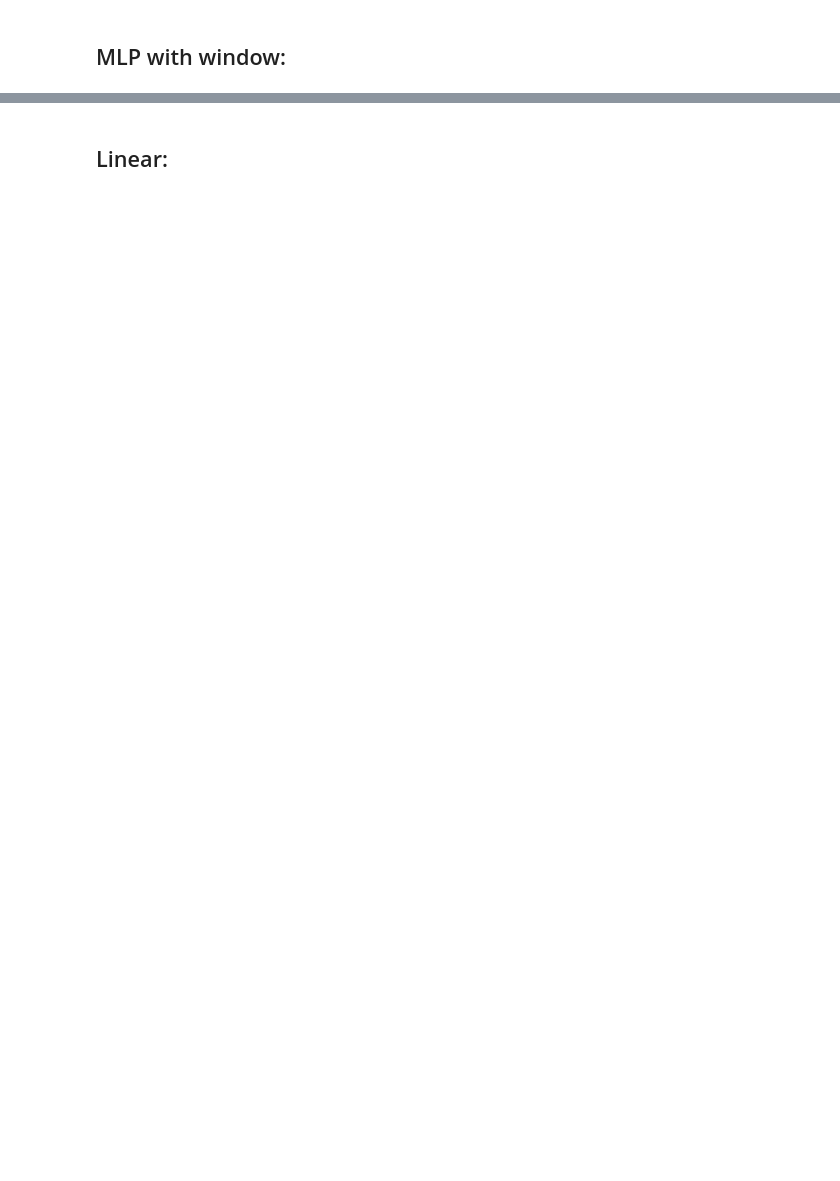
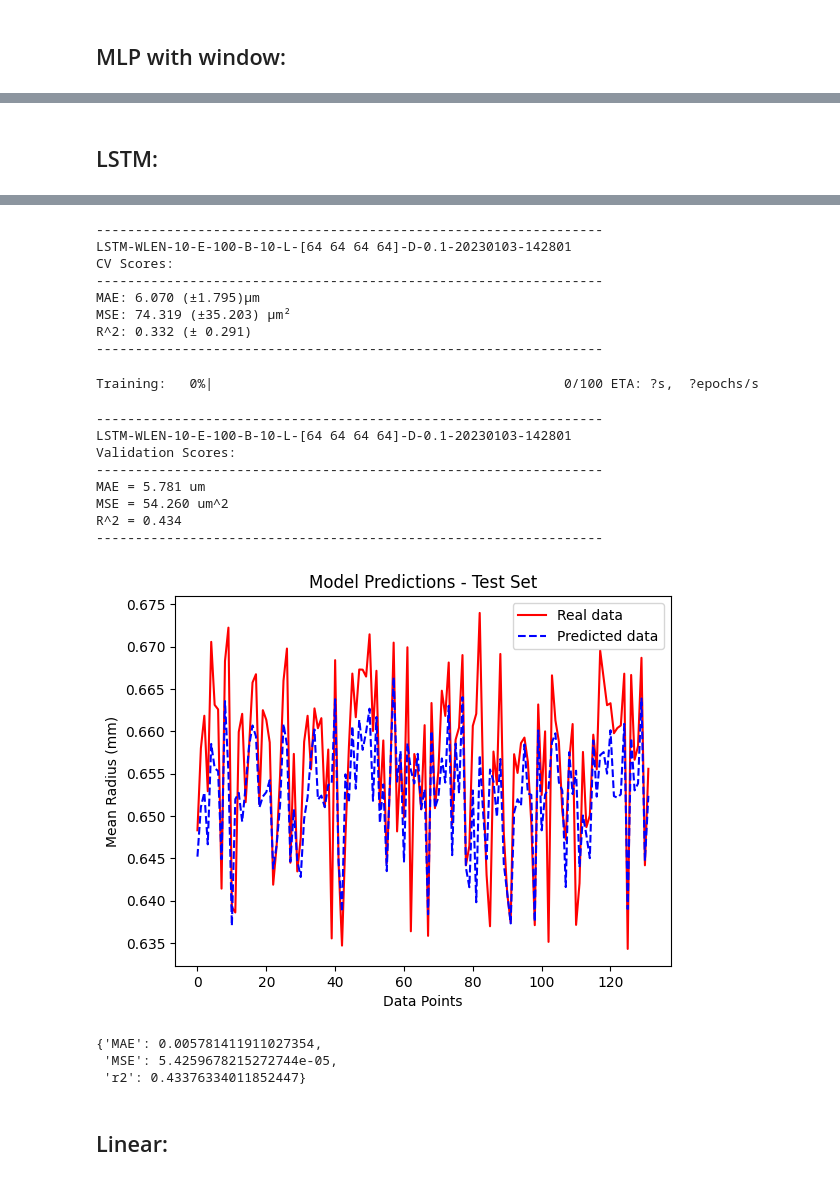
Before and after one commit to TomJessel/PhD-DCB_Grinding, a Jupyter notebook: ml_testing.ipynb, the cells around one changed output, grey strips where cells are left out. Cells and saved outputs as stored; diff of their text form; code cells hidden in the pictures; blank space fills up the shorter version.

Commit message:
Added LSTM to jupyter

```diff
--- a/ml_testing.ipynb
+++ b/ml_testing.ipynb
@@ -69,3 +70,16 @@ mlp_win_reg = MLP_Win_Model(feature_df=main_df,
                                     'no_layers': 3,
                                     },
                             )
+# %%
+lstm_reg = LSTM_Model(feature_df=main_df,
+                      target='Mean radius',
+                      tb=False,
+                      tb_logdir='tmux-test',
+                      params={'seq_len': 10,
+                              'loss': 'mae',
+                              'epochs': 100,
+                              'no_layers': 3,
+                              'no_dense': 1,
+                              'no_nodes': 64,
+                              }
+                        )
@@ -122,0 +140,7 @@ R^2 = 0.356
+# %% [markdown]
+## LSTM:
+# %%
+    lstm_reg.cv(n_splits=10, n_repeats=10)
+    lstm_reg.fit(validation_split=0.2, verbose=0)
+    lstm_reg.score(plot_fig=True)
+# %% [output]
@@ -123,3 +164,24 @@ R^2 = 0.356
+-----------------------------------------------------------------
+LSTM-WLEN-10-E-100-B-10-L-[64 64 64 64]-D-0.1-20230103-142801
+CV Scores:
+-----------------------------------------------------------------
+MAE: 6.070 (±1.795)µm
+MSE: 74.319 (±35.203) µm²
+R^2: 0.332 (± 0.291)
+-----------------------------------------------------------------
+Training:   0%|                                             0/100 ETA: ?s,  ?epochs/s
+-----------------------------------------------------------------
+LSTM-WLEN-10-E-100-B-10-L-[64 64 64 64]-D-0.1-20230103-142801
+Validation Scores:
+-----------------------------------------------------------------
+MAE = 5.781 um
+MSE = 54.260 um^2
+R^2 = 0.434
+-----------------------------------------------------------------
+[figure, added]
+{'MAE': 0.005781411911027354,
+ 'MSE': 5.4259678215272744e-05,
+ 'r2': 0.43376334011852447}
 # %% [markdown]
 ## Linear:
 # %%
```
Also changed, not shown: parts of 10 cells of this notebook.
